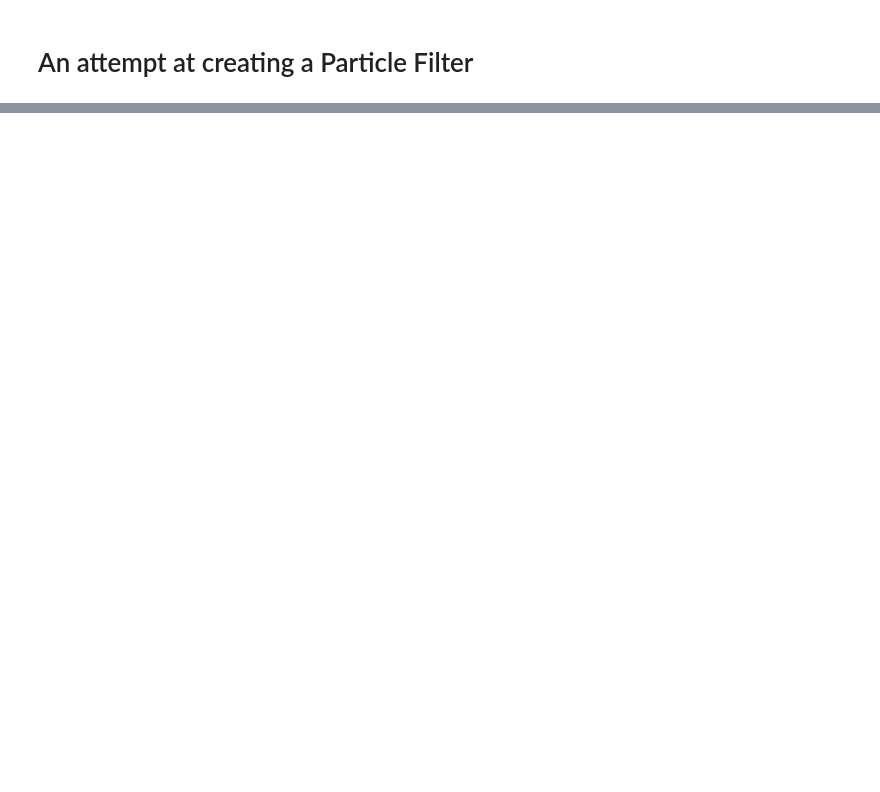
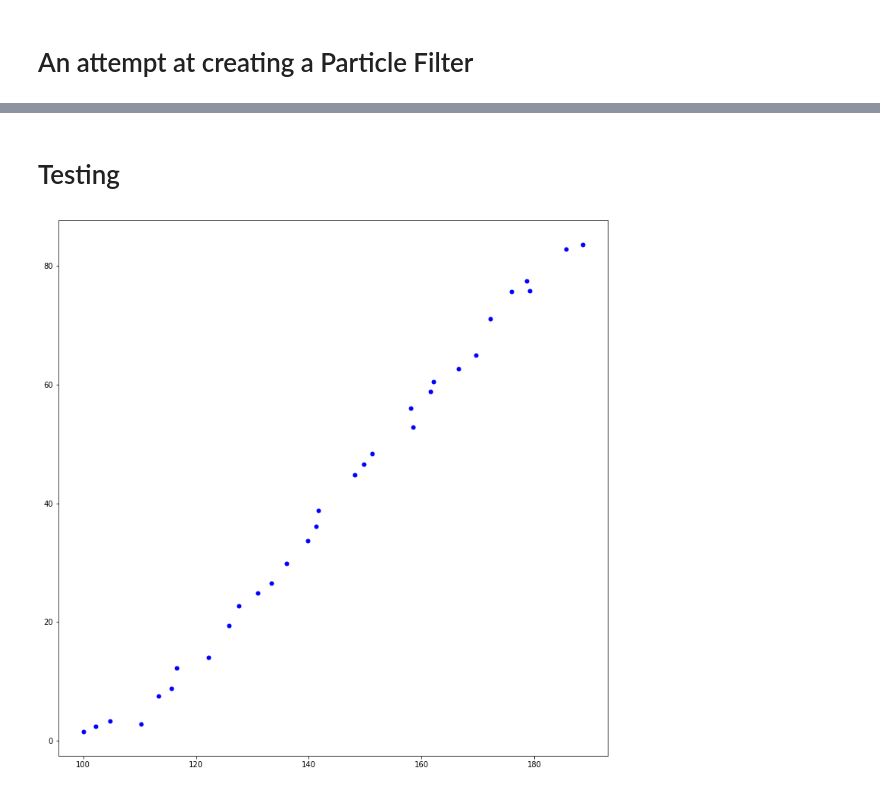
Before and after one commit to pints-team/SMC, a Jupyter notebook: testing.ipynb, the cells around one changed output, grey strips where cells are left out. Drawn from its saved outputs; the diff is of its cells as text; code cells hidden in the pictures; blank space fills up the shorter version.

```diff
--- a/testing.ipynb
+++ b/testing.ipynb
@@ -102,6 +120,0 @@ array([[568.37560279, 822.37881824],
-# %%
-def step(particle):
-    return particle[0]+1, particle[1]+1
-
-def evaluate(particle):
-    return particle
@@ -115,0 +126,39 @@ array([[569.37560279, 823.37881824],
+# %%
+def step(particles):
+    N = len(particles)
+    particles[:, 0] += particles[:, 2] + np.random.randn(N) * 1
+    particles[:, 1] += particles[:, 2] + np.random.randn(N) * 1
+    return particles
+
+def evaluate(particle):
+    return particle
+
+def plot_particles(particles):
+    xs = particles[:, 0]
+    ys = particles[:, 1]
+    plt.plot(xs, ys, 'bo', markersize=5)
+
+def simple_resample(particles, weights):
+    N = len(particles)
+    cumulative_sum = np.cumsum(weights)
+    cumulative_sum[-1] = 1. # avoid round-off error
+    indexes = np.searchsorted(cumulative_sum, np.random.uniform(0, 1, N))
+
+    return particles[indexes], np.ones(N)/N
+# %% [markdown]
+# Testing
+# %%
+start_point = np.array([100., 0., 3.])
+steps = 30
+
+measurements = [start_point]
+for _ in range(steps):
+    new_point = step(np.array([measurements[-1]]))[0]
+    measurements = np.concatenate((measurements, [new_point]), axis=0)
+measurements = measurements[:, 0:2]
+
+measurements += np.random.normal(0, 1, (steps + 1, 2))
+# %%
+plot_particles(measurements)
+# %% [output]
+[figure, added]
```
Also changed, not shown: parts of 11 cells of this notebook.
